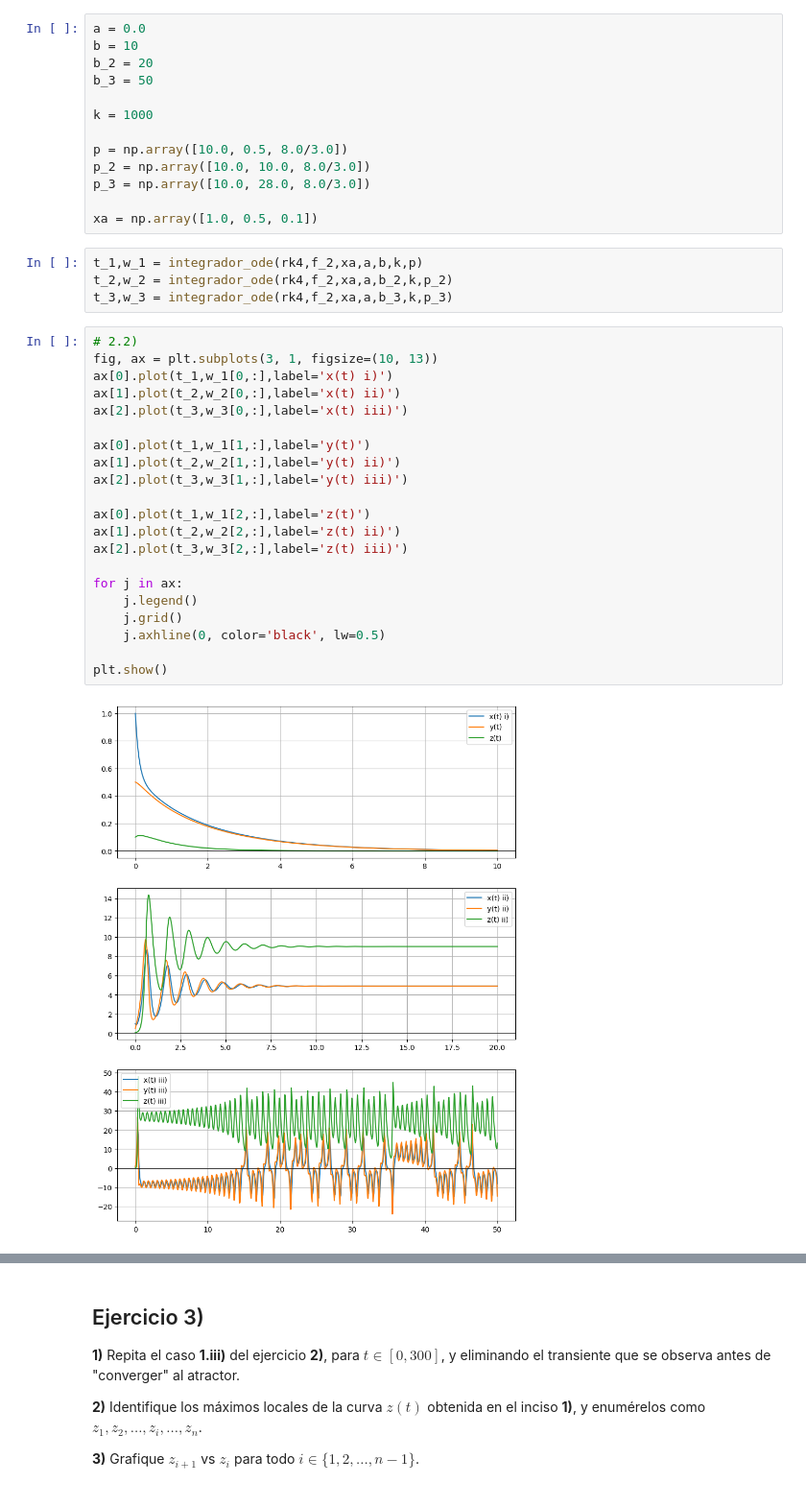
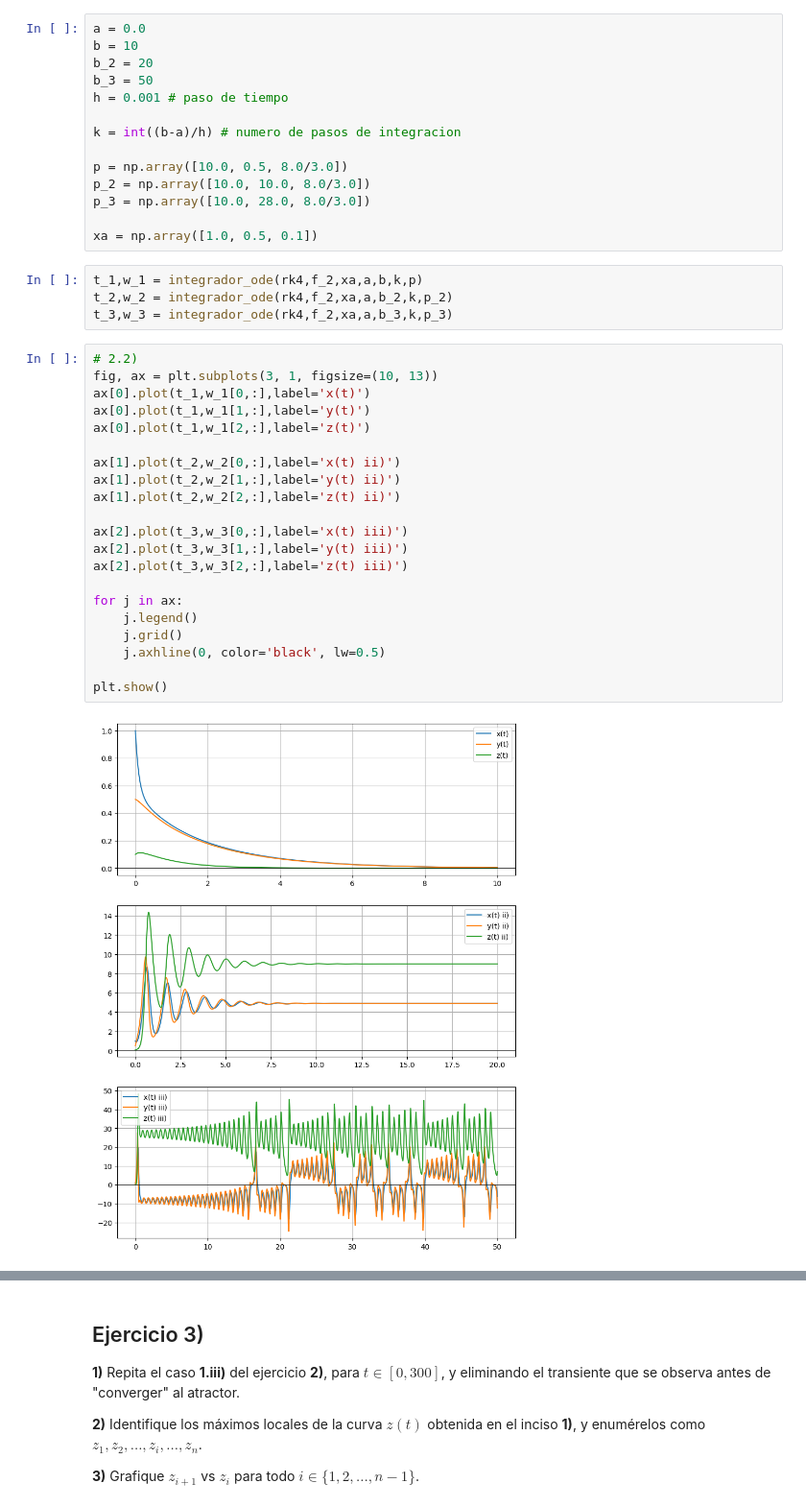
Before and after one commit to AdolfoBanchio/Redes-neuronales-2024, a Jupyter notebook: guias_ejercicios/redes_neuronales_2024_guia_6.ipynb, the cells around one changed output, grey strips where cells are left out. Shown: that part at 96% size. Cells and saved outputs as stored; diff of their text form.

```diff
--- a/guias_ejercicios/redes_neuronales_2024_guia_6.ipynb
+++ b/guias_ejercicios/redes_neuronales_2024_guia_6.ipynb
@@ -152,8 +152,9 @@ a = 0.0
 b = 10
 b_2 = 20
 b_3 = 50
+h = 0.001 # paso de tiempo
 
-k = 1000
+k = int((b-a)/h) # numero de pasos de integracion
 
 p = np.array([10.0, 0.5, 8.0/3.0])
 p_2 = np.array([10.0, 10.0, 8.0/3.0])
@@ -167,26 +168,26 @@ t_3,w_3 = integrador_ode(rk4,f_2,xa,a,b_3,k,p_3)
 # %%
 # 2.2)
 fig, ax = plt.subplots(3, 1, figsize=(10, 13))
-ax[0].plot(t_1,w_1[0,:],label='x(t) i)')
+ax[0].plot(t_1,w_1[0,:],label='x(t)')
+ax[0].plot(t_1,w_1[1,:],label='y(t)')
+ax[0].plot(t_1,w_1[2,:],label='z(t)')
+
 ax[1].plot(t_2,w_2[0,:],label='x(t) ii)')
+ax[1].plot(t_2,w_2[1,:],label='y(t) ii)')
+ax[1].plot(t_2,w_2[2,:],label='z(t) ii)')
+
 ax[2].plot(t_3,w_3[0,:],label='x(t) iii)')
-
-ax[0].plot(t_1,w_1[1,:],label='y(t)')
-ax[1].plot(t_2,w_2[1,:],label='y(t) ii)')
 ax[2].plot(t_3,w_3[1,:],label='y(t) iii)')
-
-ax[0].plot(t_1,w_1[2,:],label='z(t)')
-ax[1].plot(t_2,w_2[2,:],label='z(t) ii)')
 ax[2].plot(t_3,w_3[2,:],label='z(t) iii)')
 
 for j in ax:
     j.legend()
     j.grid()
     j.axhline(0, color='black', lw=0.5)
 
 plt.show()
 # %% [output]
-[figure, old version]
+[figure, new version]
 # %%
 # 2.3)
 fig = plt.figure(figsize=(15, 15))
```
Also changed, not shown: parts of 6 cells of this notebook, 1 other file.
